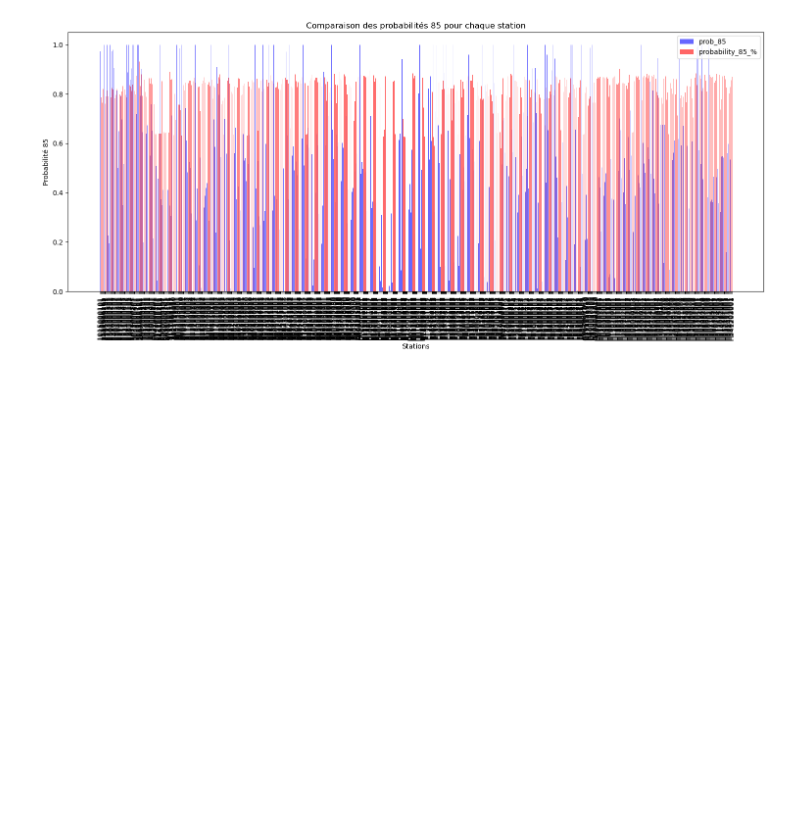
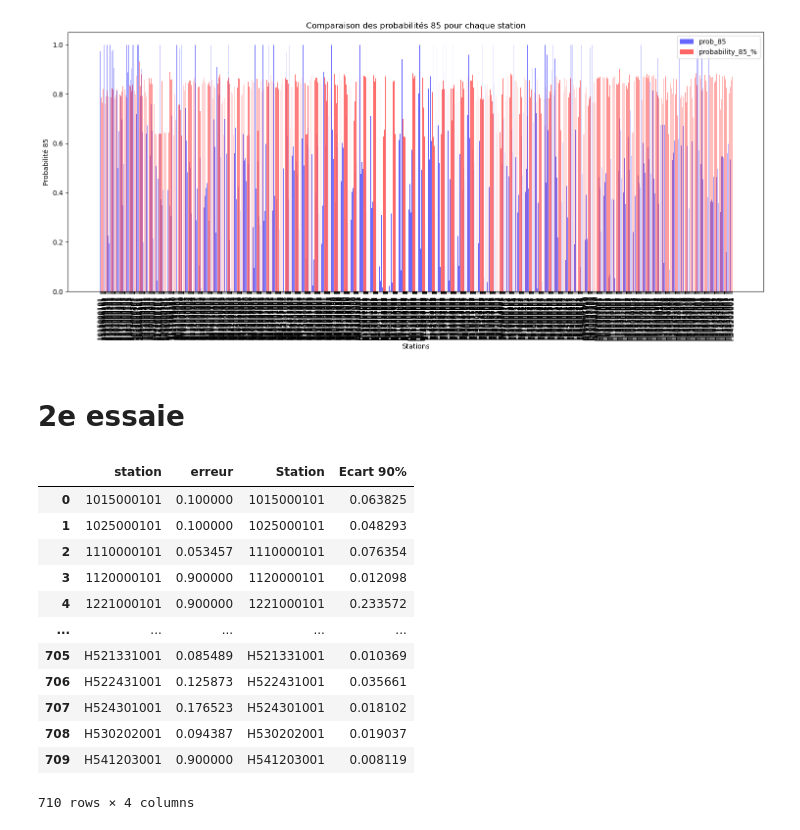
Before and after one commit to PI2-Equipe106/PI2_A5_Equipe_106, a Jupyter notebook: Comparaison_res.ipynb, the cells around one changed output. Cells and saved outputs as stored; diff of their text form; code cells hidden in the pictures; blank space fills up the shorter version.

```diff
--- a/Comparaison_res.ipynb
+++ b/Comparaison_res.ipynb
@@ -186,3 +187,5 @@ for prob in probabilities:
 # %% [output]
 [figure]
 [figure]
+# %% [markdown]
+# 2e essaie
@@ -188,0 +198,16 @@ for prob in probabilities:
+# %%
+merge_result
+# %% [output]
+|  | station | erreur | Station | Ecart 90% |
+| 0 | 1015000101 | 0.100000 | 1015000101 | 0.063825 |
+| 1 | 1025000101 | 0.100000 | 1025000101 | 0.048293 |
+| 2 | 1110000101 | 0.053457 | 1110000101 | 0.076354 |
+| 3 | 1120000101 | 0.900000 | 1120000101 | 0.012098 |
+| 4 | 1221000101 | 0.900000 | 1221000101 | 0.233572 |
+| ... | ... | ... | ... | ... |
+| 705 | H521331001 | 0.085489 | H521331001 | 0.010369 |
+| 706 | H522431001 | 0.125873 | H522431001 | 0.035661 |
+| 707 | H524301001 | 0.176523 | H524301001 | 0.018102 |
+| 708 | H530202001 | 0.094387 | H530202001 | 0.019037 |
+| 709 | H541203001 | 0.900000 | H541203001 | 0.008119 |
+710 rows × 4 columns
```
Also changed, not shown: parts of 7 cells of this notebook, 4 other files.
